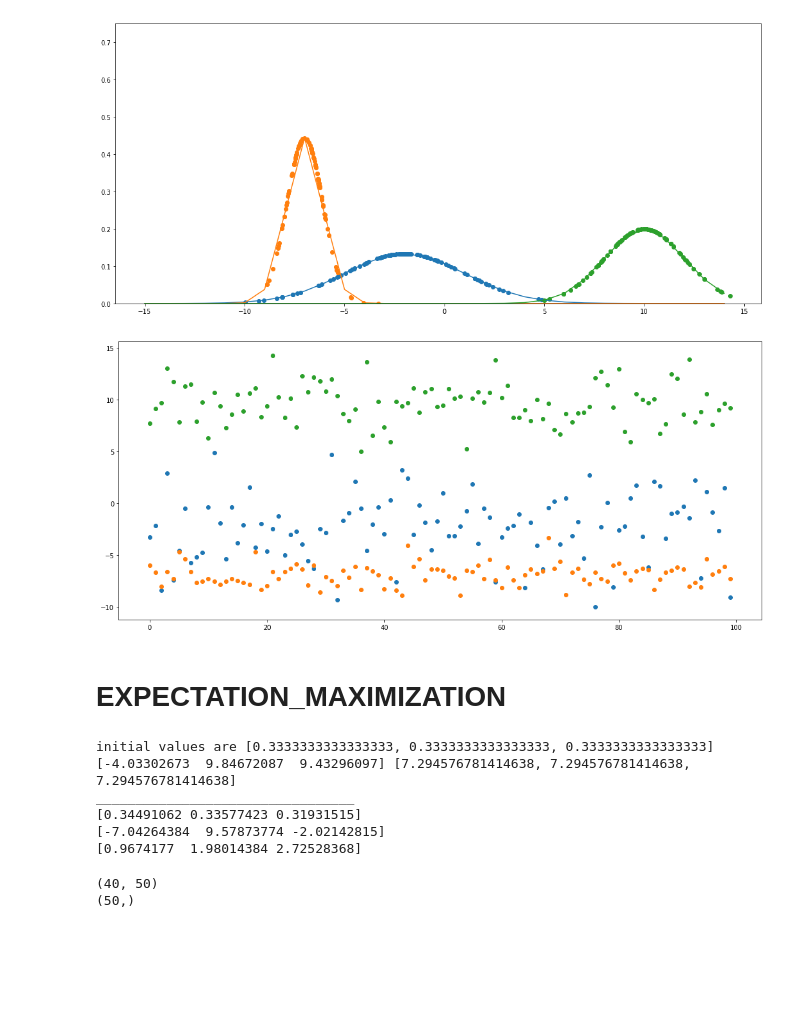
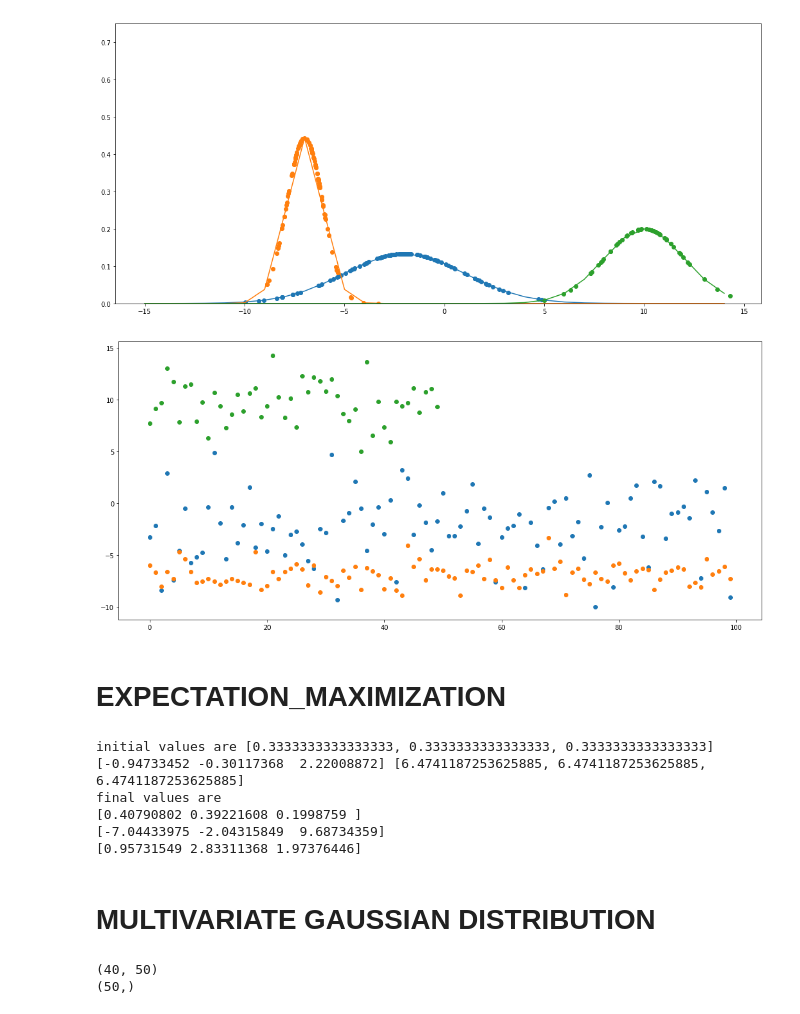
Before and after one commit to nilesh0109/ML_SoSe19, a Jupyter notebook: ML_ex06.ipynb, the cells around one changed output. Drawn from its saved outputs; the diff is of its cells as text; code cells hidden in the pictures; blank space fills up the shorter version.

```diff
--- a/ML_ex06.ipynb
+++ b/ML_ex06.ipynb
@@ -14,7 +12,10 @@ data_points_to_draw = 100
 mu, sigma, data_points = [-2, -7, 10], [3, 0.9, 2], []
 for i in range(3):
   normal_data_points = np.random.normal(mu[i], sigma[i], (data_points_to_draw,1))
-  data_points.append(normal_data_points)
+  if i ==2:
+    data_points.append(normal_data_points[:50])
+  else:
+    data_points.append(normal_data_points)
 print(mu, sigma)
 #print(data_points)
 # %% [output]
@@ -36,10 +37,10 @@ plt.show()
 # %%
 _,ax = plt.subplots(1,1, figsize=(18, 8))
 for dataset in data_points:
-  ax.scatter(np.arange(100),dataset)
+  ax.scatter(np.arange(len(dataset)),dataset)
 plt.show()
 # %% [output]
-[figure, old version]
+[figure, new version]
 # %%
 test_data_points = np.concatenate((data_points[0], data_points[1], data_points[2]), axis=None)
 # %% [markdown]
@@ -89,20 +91,22 @@ class GMM:
       self.Expectation_step()
       self.Minimiztion_step()
 # %%
-model = GMM(3, 10000)
+model = GMM(3, 1000)
 
 model.fit(test_data_points)
-print('_________________________________')
+print('final values are')
 print(model.alpha)
 print(model.mu)
 print(model.sigma)
 # %% [output]
 initial values are [0.3333333333333333, 0.3333333333333333, 0.3333333333333333]
-[-4.03302673  9.84672087  9.43296097] [7.294576781414638, 7.294576781414638, 7.294576781414638]
-_________________________________
-[0.34491062 0.33577423 0.31931515]
-[-7.04264384  9.57873774 -2.02142815]
-[0.9674177  1.98014384 2.72528368]
+[-0.94733452 -0.30117368  2.22008872] [6.4741187253625885, 6.4741187253625885, 6.4741187253625885]
+final values are
+[0.40790802 0.39221608 0.1998759 ]
+[-7.04433975 -2.04315849  9.68734359]
+[0.95731549 2.83311368 1.97376446]
+# %% [markdown]
+# MULTIVARIATE GAUSSIAN DISTRIBUTION
 # %%
 def f(x, y):
     return np.sin(x) ** 10 + np.cos(10 + y * x) * np.cos(x)
```
Also changed, not shown: parts of 4 cells of this notebook.
